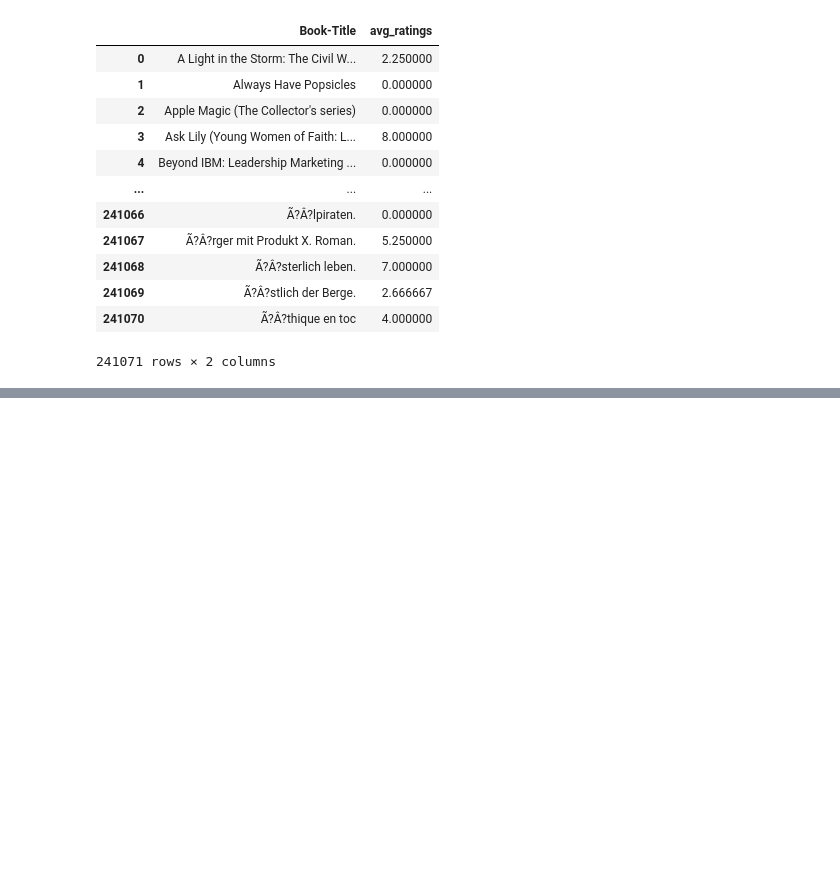
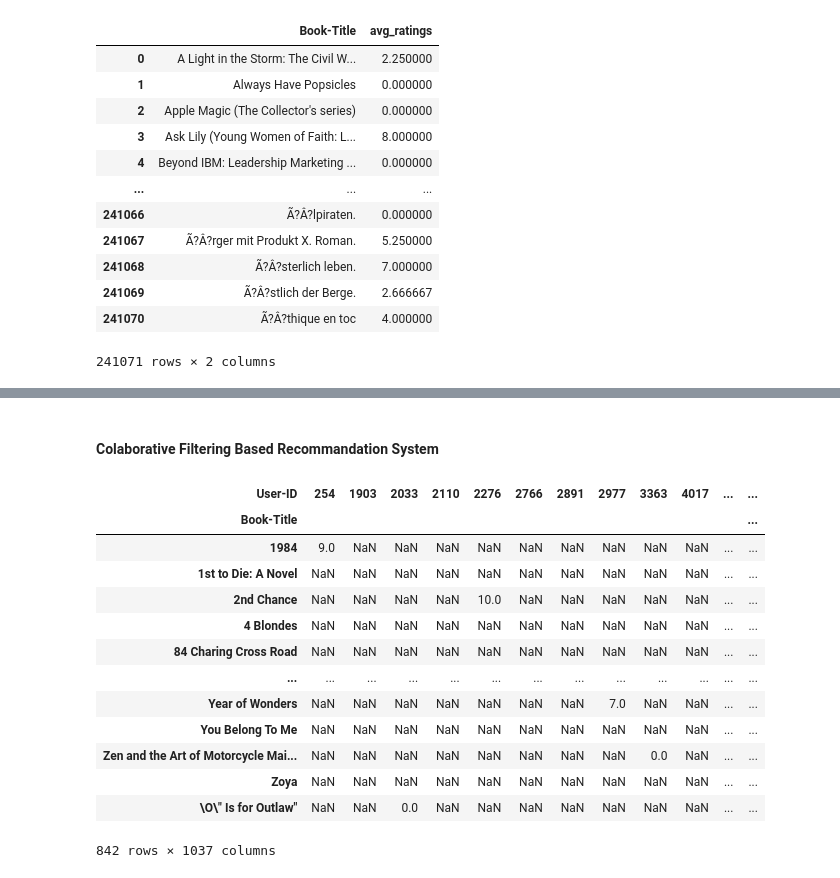
Before and after one commit to DipanshuAmbilkar03/Book_Recommendation, a Jupyter notebook: book_recommendation.ipynb, the cells around one changed output, grey strips where cells are left out. Saved outputs shown, nothing was run; the diff lists cells and outputs as text; code cells hidden in the pictures; blank space fills up the shorter version.

```diff
--- a/book_recommendation.ipynb
+++ b/book_recommendation.ipynb
@@ -155,0 +203,2 @@ avg_rating_df
+# %% [markdown]
+#### Colaborative Filtering Based Recommandation System
@@ -155,0 +208,31 @@ avg_rating_df
+# %%
+filtered_rating = rating_with_name[rating_with_name['User-ID'].isin(padheLikheUser)]
+# %%
+y = filtered_rating.groupby('Book-Title').count()['Book-Rating'] >= 50
+famous_books = y[y].index
+# %%
+final_filter = filtered_rating[filtered_rating['Book-Title'].isin(famous_books)]
+# %%
+pt = final_filter.pivot_table(
+    index='Book-Title',
+    columns='User-ID',
+    values='Book-Rating',
+    aggfunc='mean'
+)
+# %%
+pt
+# %% [output]
+| User-ID | 254 | 1903 | 2033 | 2110 | 2276 | 2766 | 2891 | 2977 | 3363 | 4017 | ... | ... |
+| Book-Title |  |  |  |  |  |  |  |  |  |  |  | ... |
+| 1984 | 9.0 | NaN | NaN | NaN | NaN | NaN | NaN | NaN | NaN | NaN | ... | ... |
+| 1st to Die: A Novel | NaN | NaN | NaN | NaN | NaN | NaN | NaN | NaN | NaN | NaN | ... | ... |
+| 2nd Chance | NaN | NaN | NaN | NaN | 10.0 | NaN | NaN | NaN | NaN | NaN | ... | ... |
+| 4 Blondes | NaN | NaN | NaN | NaN | NaN | NaN | NaN | NaN | NaN | NaN | ... | ... |
+| 84 Charing Cross Road | NaN | NaN | NaN | NaN | NaN | NaN | NaN | NaN | NaN | NaN | ... | ... |
+| ... | ... | ... | ... | ... | ... | ... | ... | ... | ... | ... | ... | ... |
+| Year of Wonders | NaN | NaN | NaN | NaN | NaN | NaN | NaN | 7.0 | NaN | NaN | ... | ... |
+| You Belong To Me | NaN | NaN | NaN | NaN | NaN | NaN | NaN | NaN | NaN | NaN | ... | ... |
+| Zen and the Art of Motorcycle Mai... | NaN | NaN | NaN | NaN | NaN | NaN | NaN | NaN | 0.0 | NaN | ... | ... |
+| Zoya | NaN | NaN | NaN | NaN | NaN | NaN | NaN | NaN | NaN | NaN | ... | ... |
+| \O\" Is for Outlaw" | NaN | NaN | 0.0 | NaN | NaN | NaN | NaN | NaN | NaN | NaN | ... | ... |
+842 rows × 1037 columns
```
Also changed, not shown: parts of 16 cells of this notebook.
